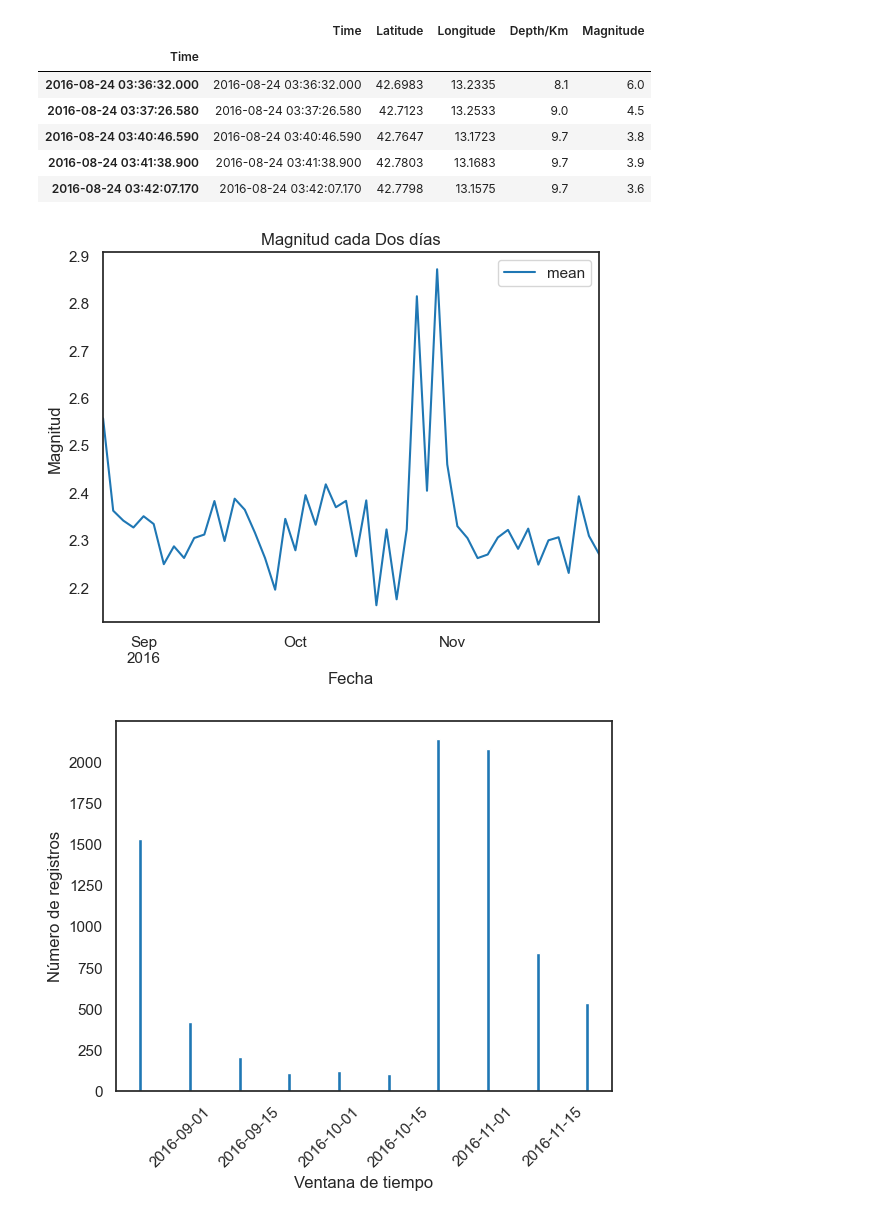
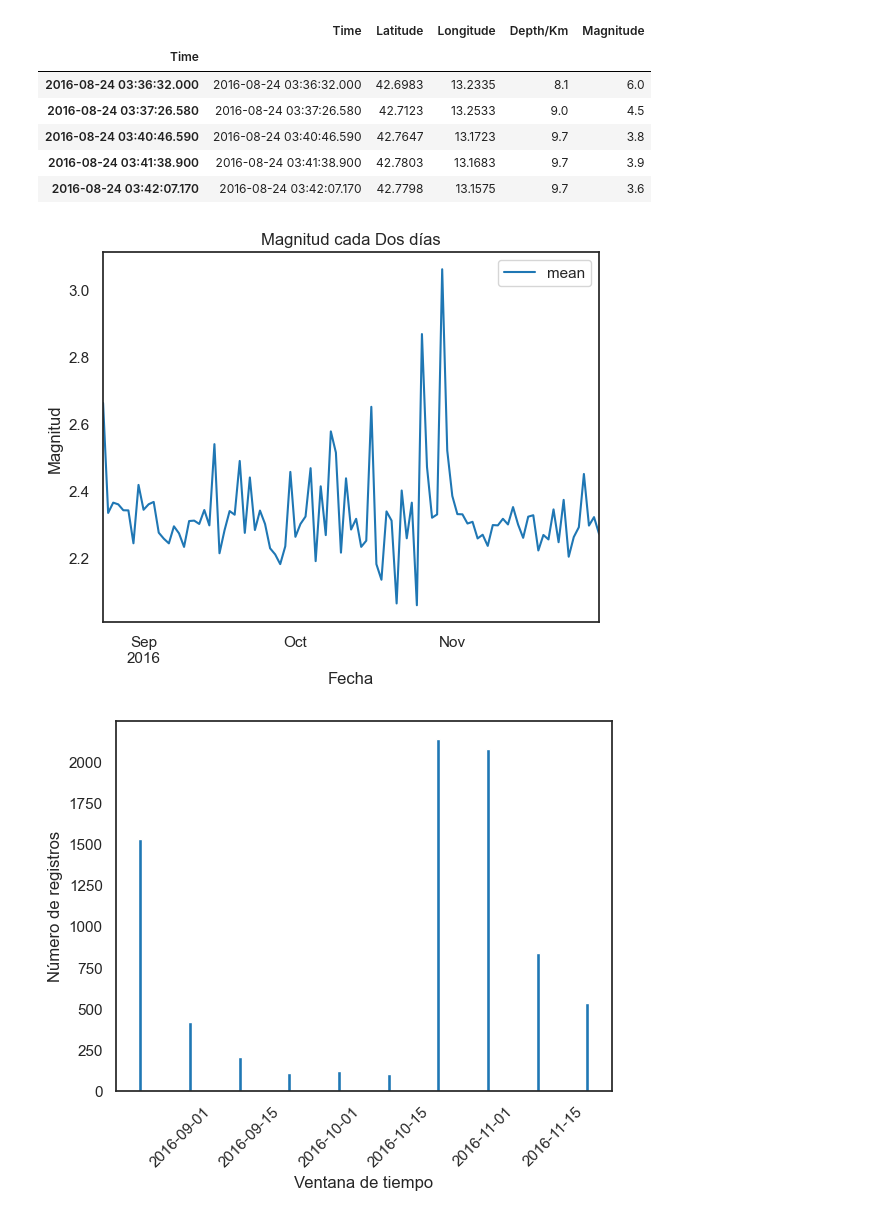
Before and after one commit to MrBloom911/SismicOperations, a Jupyter notebook: ProyectoComp2.ipynb, the cells around one changed output. Drawn from its saved outputs; the diff is of its cells as text; code cells hidden in the pictures.

```diff
--- a/ProyectoComp2.ipynb
+++ b/ProyectoComp2.ipynb
@@ -52,13 +52,13 @@ Dft.head()
 | 2016-08-24 03:41:38.900 | 2016-08-24 03:41:38.900 | 42.7803 | 13.1683 | 9.7 | 3.9 |
 | 2016-08-24 03:42:07.170 | 2016-08-24 03:42:07.170 | 42.7798 | 13.1575 | 9.7 | 3.6 |
 # %%
-Dft["Magnitude"].resample("2D").apply([np.mean]).plot(label='Magnitud promedio')
+Dft["Magnitude"].resample("1D").apply([np.mean]).plot(label='Magnitud promedio')
 plt.title("Magnitud cada Dos días")
 plt.ylabel("Magnitud")
 plt.xlabel("Fecha")
 plt.savefig("SerieTiempo.png")
 # %% [output]
-[figure, old version]
+[figure, new version]
 # %%
 df['Time']=pd.to_datetime(df['Time'])
 
```
Also changed, not shown: parts of 9 cells of this notebook, 1 other file.
